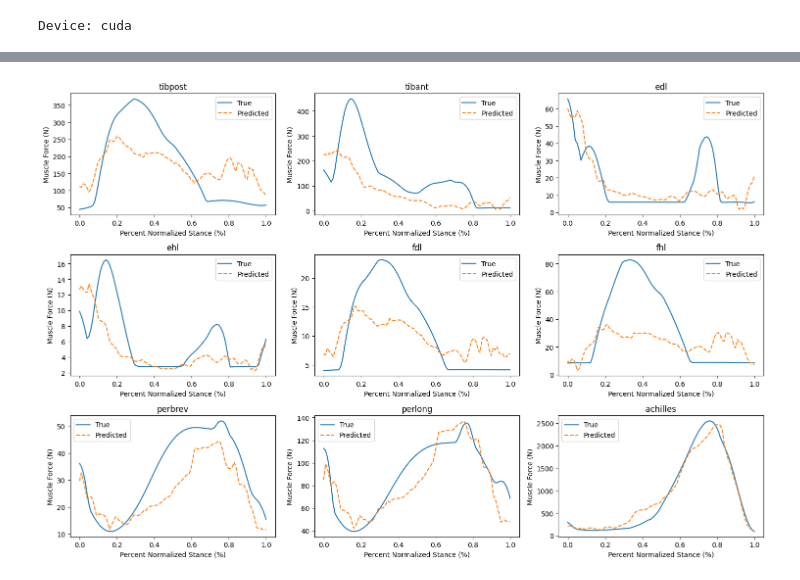
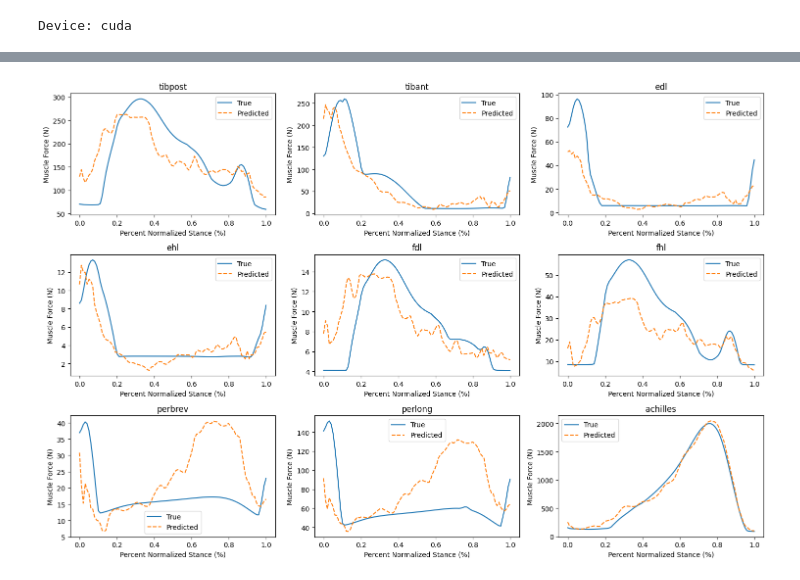
Before and after one commit to anth0nyhle/GRFMuscleModel, a Jupyter notebook: OA_Scripts/OA_LSTM_tune.ipynb, the cells around one changed output, grey strips where cells are left out. Drawn from its saved outputs; the diff is of its cells as text; code cells hidden in the pictures.

```diff
--- a/OA_Scripts/OA_LSTM_tune.ipynb
+++ b/OA_Scripts/OA_LSTM_tune.ipynb
@@ -326,20 +326,20 @@ Test Loss: 11007.3135
 # %%
 # Move predictions and ground truth to CPU for visualization
-pred = test_outputs[42].cpu().numpy()  # Shape: (seq_length, 9)
-true = y_test_tensor[42].cpu().numpy()      # Shape: (seq_length, 9)
+pred = test_outputs[0].cpu().numpy()  # Shape: (seq_length, 9)
+true = y_test_tensor[0].cpu().numpy()      # Shape: (seq_length, 9)
 
 fig, axes = plt.subplots(3, 3, figsize=(15, 10))  # Create subplots for 9 muscles
 axes = axes.flatten()
 
 for i in range(9):
     axes[i].plot(perc_stance, true[:, i], label="True")
     axes[i].plot(perc_stance, pred[:, i], label="Predicted", linestyle='dashed')
     axes[i].set_title(muscle_dict[i])
     axes[i].set_xlabel("Percent Normalized Stance (%)")
     axes[i].set_ylabel("Muscle Force (N)")
     axes[i].legend()
 
 plt.tight_layout()
 plt.show()
 # %% [output]
-[figure, old version]
+[figure, new version]
```
Also changed, not shown: parts of 4 cells of this notebook, 7 other files.
